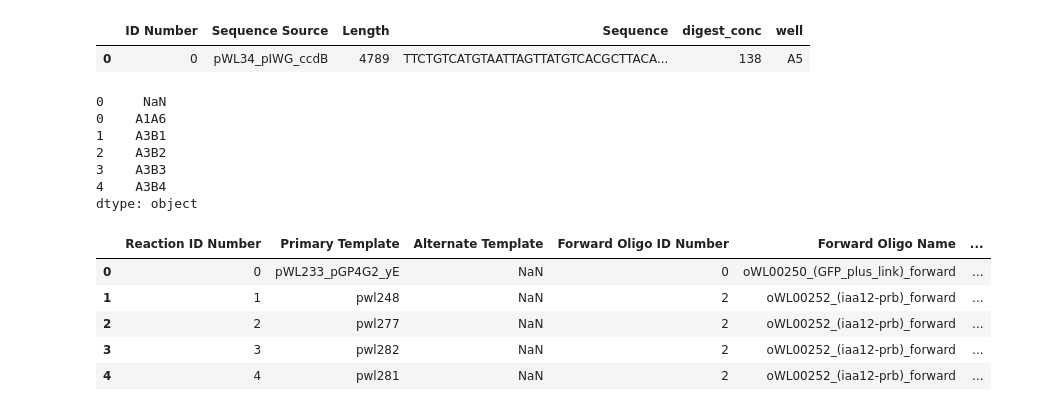
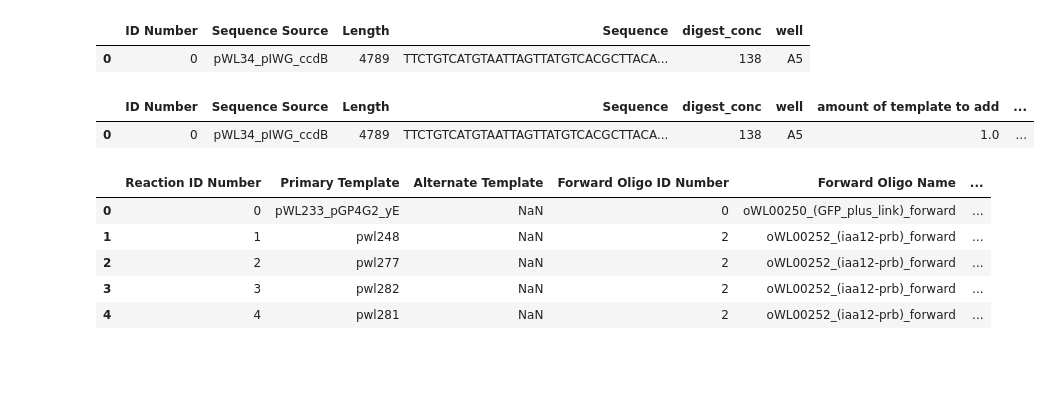
Before and after one commit to PlantSynBioLab/AssemblyTron, a Jupyter notebook: Golden_Gate/Part1_PCR_Mason/Part1_PCR.ipynb, the cells around one changed output. Cells and saved outputs as stored; diff of their text form; code cells hidden in the pictures; blank space fills up the shorter version.

```diff
--- a/Golden_Gate/Part1_PCR_Mason/Part1_PCR.ipynb
+++ b/Golden_Gate/Part1_PCR_Mason/Part1_PCR.ipynb
@@ -147,20 +147,22 @@ digests
 # %% [output]
 |  | ID Number | Sequence Source | Length | Sequence | digest_conc | well |
 | 0 | 0 | pWL34_pIWG_ccdB | 4789 | TTCTGTCATGTAATTAGTTATGTCACGCTTACA... | 138 | A5 |
-# %%
-all_temps = pandas.DataFrame()
-#all_temps['temp_wells']= digests['well']
-all_temps = pandas.concat([digests, pcr_plustemplates], axis=0)
-newww = all_temps['well']+all_temps['template_well']
-newww
-# %% [output]
-0     NaN
-0    A1A6
-1    A3B1
-2    A3B2
-3    A3B3
-4    A3B4
-dtype: object
+# %%
+for i, row in digests.iterrows():
+    digests.loc[i,'amount of template to add'] = 1
+
+
+for i, row in digests.iterrows():
+
+        digests.loc[i,'concentration of template (ng/uL)'] = diltemp
+
+digests['volume of dilute template prepared'] = digests['digest_conc']*stkvol/digests['concentration of template (ng/uL)']
+
+digests['water to add']= digests['volume of dilute template prepared']-digests['amount of template to add']
+digests
+# %% [output]
+|  | ID Number | Sequence Source | Length | Sequence | digest_conc | well | amount of template to add | ... |
+| 0 | 0 | pWL34_pIWG_ccdB | 4789 | TTCTGTCATGTAATTAGTTATGTCACGCTTACA... | 138 | A5 | 1.0 | ... |
 # %%
 #bumpback = 0
 
```
Also changed, not shown: parts of 2 cells of this notebook.
